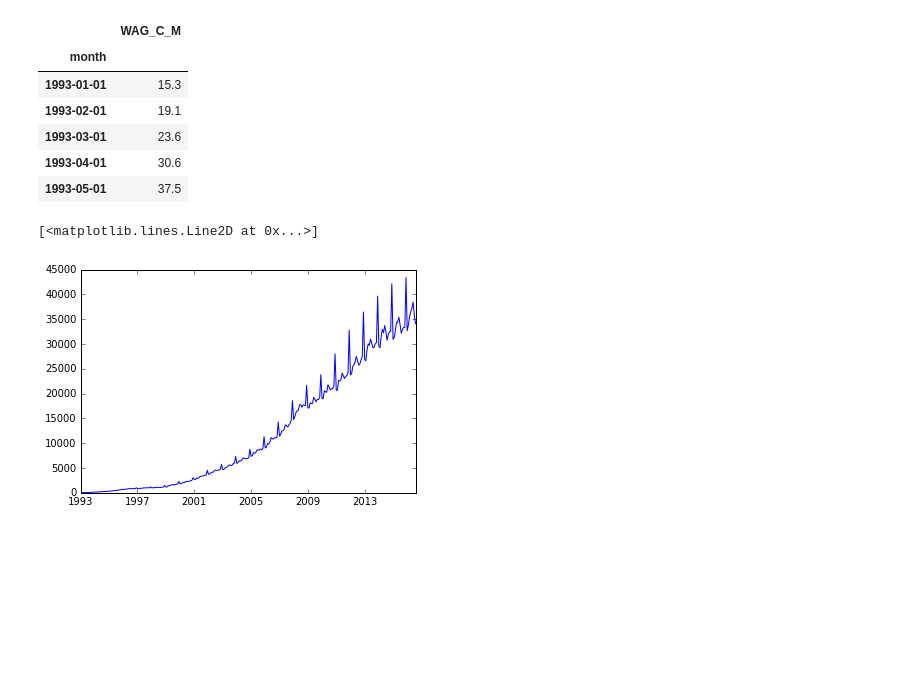
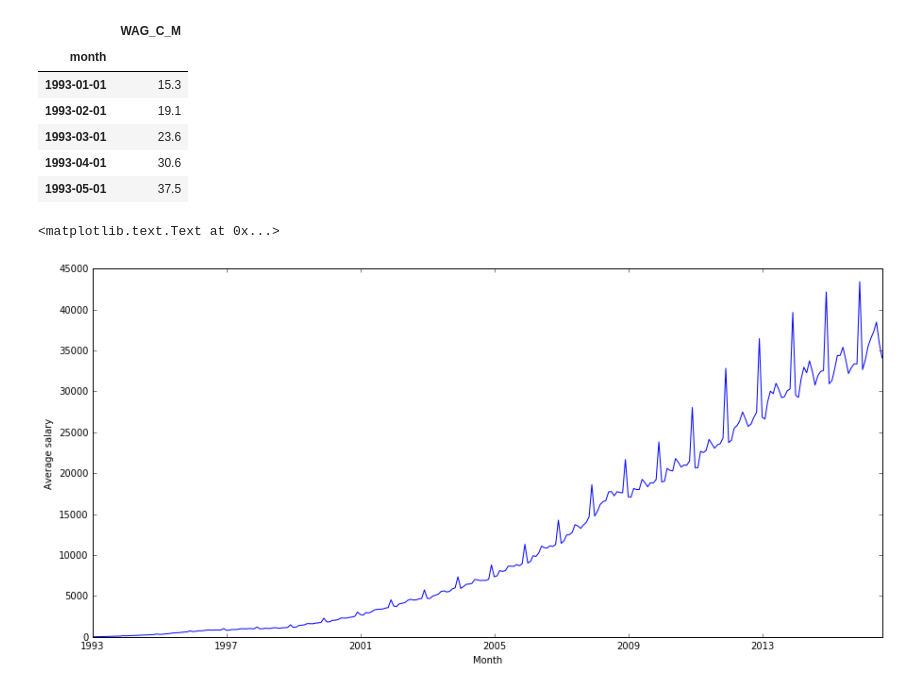
Before and after one commit to senior-sigan/MIPT_MachineLearning_specialization, a Jupyter notebook: 5_data-analysis-applications/week1/task.ipynb, the cells around one changed output. Saved outputs shown, nothing was run; the diff lists cells and outputs as text; code cells hidden in the pictures; blank space fills up the shorter version.

```diff
--- a/5_data-analysis-applications/week1/task.ipynb
+++ b/5_data-analysis-applications/week1/task.ipynb
@@ -34,8 +41,11 @@ data.head()
 | 1993-03-01 | 23.6 |
 | 1993-04-01 | 30.6 |
 | 1993-05-01 | 37.5 |
-# %%
-plt.plot(data)
-# %% [output]
-[<matplotlib.lines.Line2D at 0x...>]
-[figure, removed]
+# %%
+plt.figure(figsize(15,7))
+plt.plot(data.WAG_C_M)
+plt.ylabel('Average salary')
+plt.xlabel('Month')
+# %% [output]
+<matplotlib.text.Text at 0x...>
+[figure, added]
```
Also changed, not shown: parts of 26 cells of this notebook, 2 other files.
